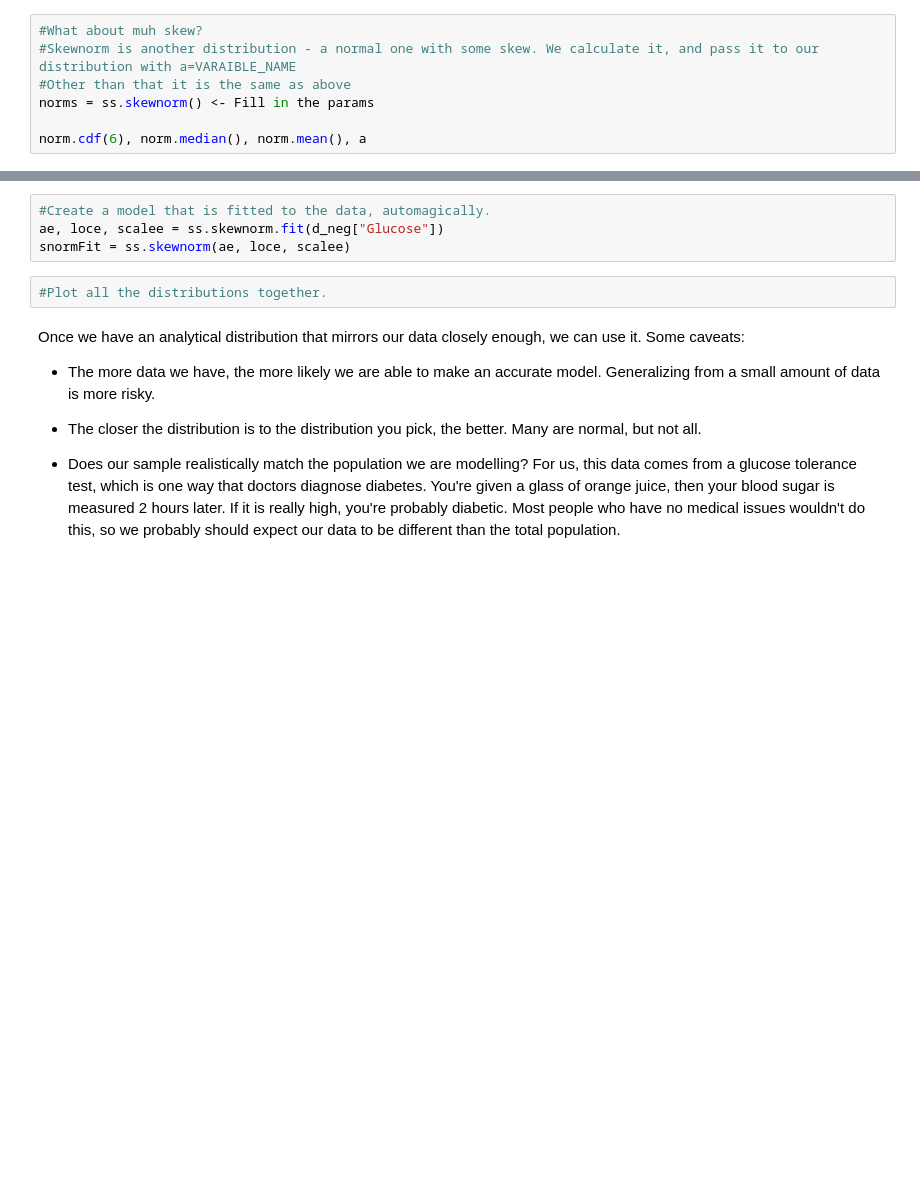
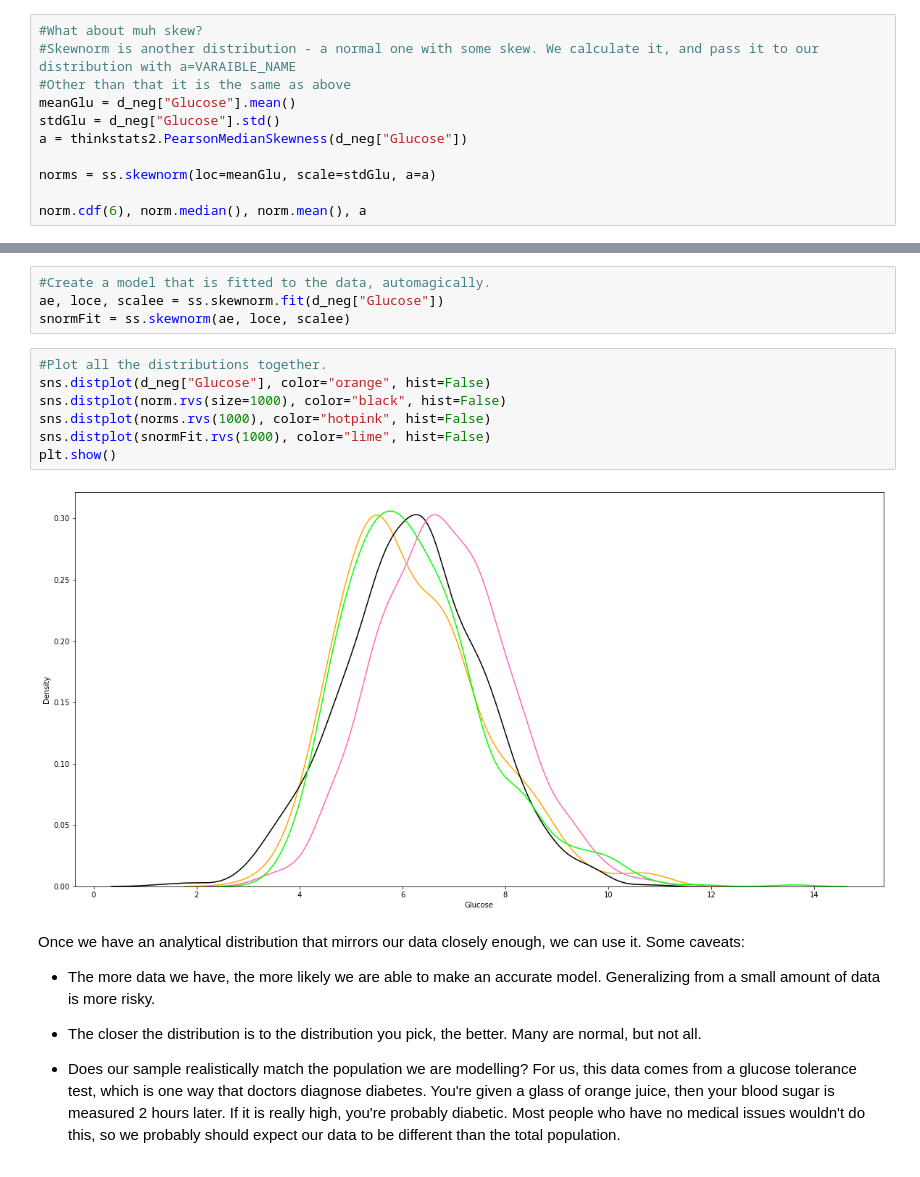
Before and after one commit to allyryry/BasicClassExamples, a Jupyter notebook: 009_Relationships_Scatter.ipynb, the cells around one changed output, grey strips where cells are left out. Drawn from its saved outputs; the diff is of its cells as text; blank space fills up the shorter version.

```diff
--- a/009_Relationships_Scatter.ipynb
+++ b/009_Relationships_Scatter.ipynb
@@ -287,7 +292,11 @@ Part 5: Try to make more accurate analytic models
 #What about muh skew?
 #Skewnorm is another distribution - a normal one with some skew. We calculate it, and pass it to our distribution with a=VARAIBLE_NAME
 #Other than that it is the same as above
-norms = ss.skewnorm() <- Fill in the params
+meanGlu = d_neg["Glucose"].mean()
+stdGlu = d_neg["Glucose"].std()
+a = thinkstats2.PearsonMedianSkewness(d_neg["Glucose"])
+
+norms = ss.skewnorm(loc=meanGlu, scale=stdGlu, a=a)
 
 norm.cdf(6), norm.median(), norm.mean(), a
 # %% [output]
@@ -314,8 +307,15 @@ We can also just tell the system to figure it out for us....
 #Create a model that is fitted to the data, automagically.
 ae, loce, scalee = ss.skewnorm.fit(d_neg["Glucose"])
 snormFit = ss.skewnorm(ae, loce, scalee)
-# %%
-#Plot all the distributions together.
+# %%
+#Plot all the distributions together.
+sns.distplot(d_neg["Glucose"], color="orange", hist=False)
+sns.distplot(norm.rvs(size=1000), color="black", hist=False)
+sns.distplot(norms.rvs(1000), color="hotpink", hist=False)
+sns.distplot(snormFit.rvs(1000), color="lime", hist=False)
+plt.show()
+# %% [output]
+[figure, added]
 # %% [markdown]
 Once we have an analytical distribution that mirrors our data closely enough, we can use it. Some caveats:
 
```
Also changed, not shown: parts of 10 cells of this notebook.
